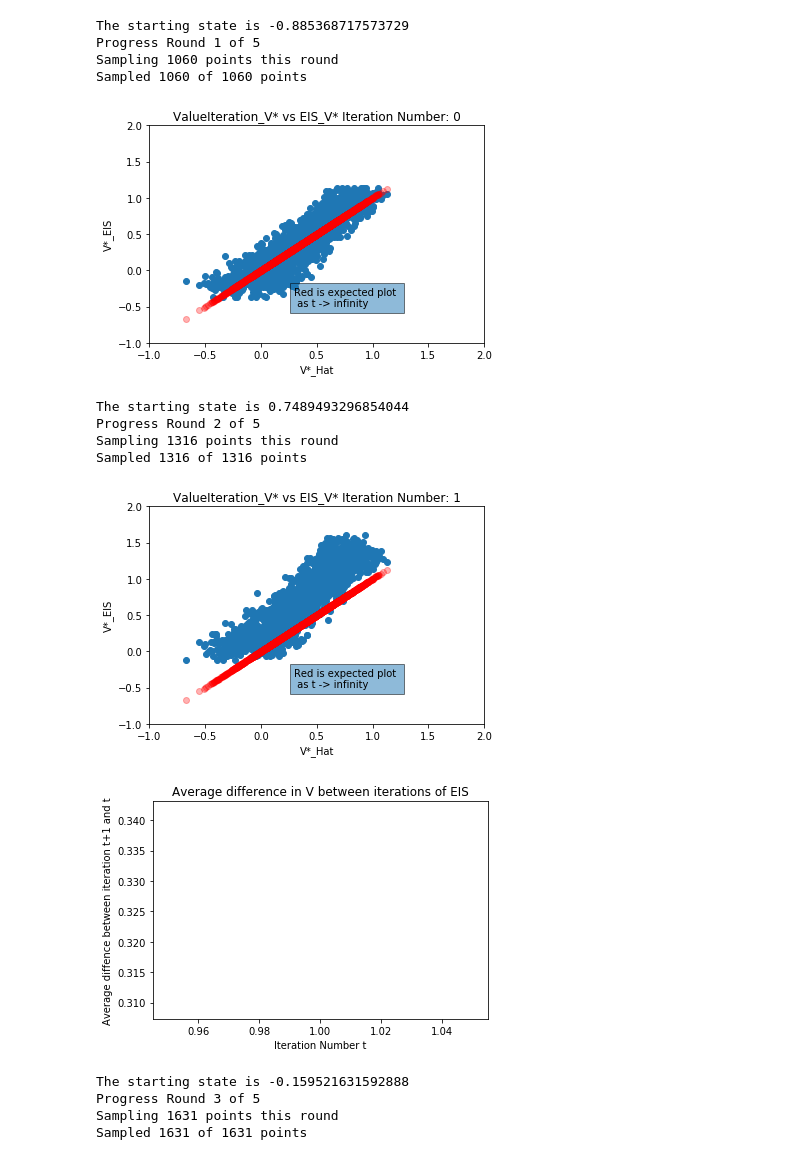
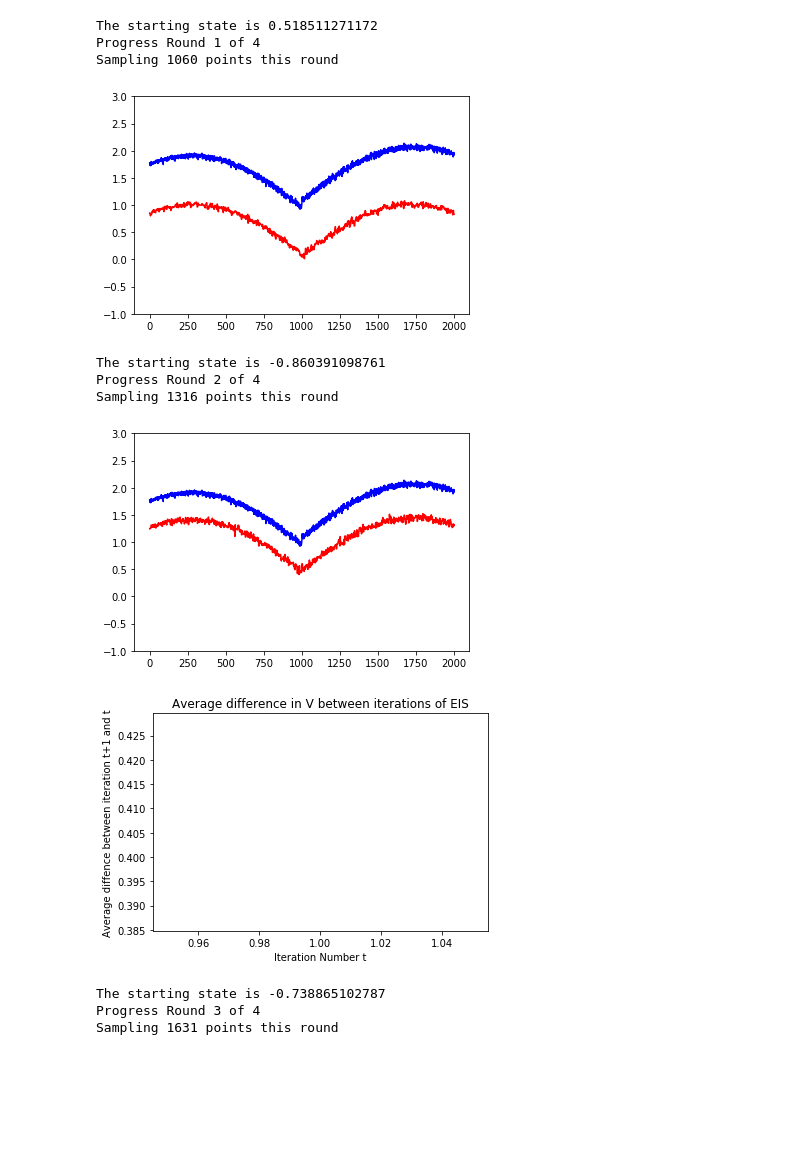
Before and after one commit to s2c/ExploreImproveSupervise, a Jupyter notebook: EIS.ipynb, the cells around one changed output. Cells and saved outputs as stored; diff of their text form; code cells hidden in the pictures; blank space fills up the shorter version.

```diff
--- a/EIS.ipynb
+++ b/EIS.ipynb
@@ -27,10 +28,10 @@ N0 = 200
 # v.V
 # %%
 # Run Value Iteration
-nValueIteration = 40
+nValueIteration = 10
 d = discretizer(stateRange,numIntervals)
 g = EISGame()
-v = valueIteration(G=g,stateRange=[-1,1],numInterval=numIntervals,C=C,gamma=gamma,discretizer=d)
+v = valueIteration(G=g,stateRange=[0.1,1.1],numInterval=numIntervals,C=CVI,gamma=gamma,discretizer=d)
 vStore = [{}] * nValueIteration
 for i in range(0,nValueIteration):
     v.nextIteration()
@@ -40,12 +41,6 @@ The starting state is -0.015010475857444971
 # %%
-# for i in range(0,nValueIteration,19):
-#     x,y = sortedDictionary(vStore[i])
-#     plt.plot(x,y)
-x1,y1 = sortedDictionary(vStore[0])
-x2,y2 = sortedDictionary(vStore[5])
-x3,y3 = sortedDictionary(vStore[39])
-plt.plot(x1,y1, color= 'blue')
-plt.plot(x2,y2,color = 'red')
-plt.plot(x3,y3, color= 'green')
+for i in range(0,nValueIteration,9):
+    x,y = sortedDictionary(vStore[i])
+    plt.plot(x,y)
 plt.show()
 # %% [output]
@@ -63,58 +58,67 @@ for t in range(0,EISIterations): # run for t iterations
     print("Progress Round {} of {}".format(t+1,EISIterations))
     print ("Sampling {} points this round".format(Nt))
     for k in range(0,Nt):
-        print("Sampled {} of {} points".format(k+1,Nt), end="\r", flush=True)
+        #print("Sampled {} of {} points".format(k+1,Nt), end="\r", flush=True)
         s = sparseSampling(gamma=gamma,G = g,Rmax = Rmax, epsilon = epsilon,model = model ) # Explore
         s.H = H
         s.C = C
-        sampledState =  np.random.uniform(-1,1)
+        if k%2 == 0:
+            sampledState =  np.random.uniform(stateRange[0],stateRange[1])
+        else:
+            sampledState =  np.random.uniform(-stateRange[1],-stateRange[0])
+
         if sampledState <= 0: # Improve
             V = min(s.estimateQ(s.H,sampledState,turn=1)) # player 2
         else:
             V = max(s.estimateQ(s.H,sampledState, turn=0)) # player 1
         data[k]=(sampledState,V) # Generate Data
     model = slModel
-    model.updateValues(data, k = 2)
+    model.updateValues(data)
+#     print(t)
     valueEIS[t] = copy.deepcopy(model.V)
-    x,y = sortedDictionary(model.V)
+#     pprint.pprint(model.V)
+#    x,y = sortedDictionary(model.V)
+#    xValIter,yValIter = sortedDictionary(v.V)
+#    plt.scatter(yValIter,y)
+#    plt.scatter(yValIter,yValIter,color='r',alpha=0.3)
+#    plt.text(0.3,-0.5, 'Red is expected plot \n as t -> infinity', bbox=dict(facecolor=None, alpha=0.5))
+#    plt.xlabel("V*_Hat")
+#    plt.ylabel("V*_EIS")
+#    plt.xlim([-1,3])
+#    plt.ylim([-1,3 ])
+#    plt.title("ValueIteration_V* vs EIS_V* " + "Iteration Number: "+ str(t))
+#    plt.show()
+    x,y = sortedDictionary(valueEIS[t])
+    plt.plot(y,color='red')
     xValIter,yValIter = sortedDictionary(v.V)
-    plt.scatter(yValIter,y)
-    plt.scatter(yValIter,yValIter,color='r',alpha=0.3)
-    plt.text(0.3,-0.5, 'Red is expected plot \n as t -> infinity', bbox=dict(facecolor=None, alpha=0.5))
-    plt.xlabel("V*_Hat")
-    plt.ylabel("V*_EIS")
-    plt.xlim([-1,2])
-    plt.ylim([-1,2])
-    plt.title("ValueIteration_V* vs EIS_V* " + "Iteration Number: "+ str(t))
+    plt.plot(yValIter,color='blue')
+    plt.ylim([-1,3])
     plt.show()
     if t >= 1: # Plots average difference in v*_EIS in every successive iteration
         meanDiff = [0]*t
         for counter in range(0,t):
             x1,y1 = sortedDictionary(valueEIS[counter])
             x2,y2 = sortedDictionary(valueEIS[counter+1])
             meanDiff[counter] = np.mean(np.subtract(y2,y1))
 #             print(np.subtract(y2,y1))
         plt.plot(list(range(1,t+1,1)),meanDiff)
         plt.title("Average difference in V between iterations of EIS")
         plt.xlabel("Iteration Number t")
         plt.ylabel("Average diffence between iteration t+1 and t")
 #         plt.ylim(-0.1,0.1) # Adjust accordingly
         plt.show()
 
     #Nt = Nt*(1.2)**(t+1)*np.log(Nt*1.2**t)
 # %% [output]
-The starting state is -0.885368717573729
-Progress Round 1 of 5
+The starting state is 0.518511271172
+Progress Round 1 of 4
 Sampling 1060 points this round
-Sampled 1060 of 1060 points
-[figure, old version]
+[figure, new version]
-The starting state is 0.7489493296854044
-Progress Round 2 of 5
+The starting state is -0.860391098761
+Progress Round 2 of 4
 Sampling 1316 points this round
-Sampled 1316 of 1316 points
-[figure, old version]
+[figure, new version]
-[figure, old version]
+[figure, new version]
-The starting state is -0.159521631592888
-Progress Round 3 of 5
+The starting state is -0.738865102787
+Progress Round 3 of 4
 Sampling 1631 points this round
-Sampled 1631 of 1631 points
```
Also changed, not shown: parts of 5 cells of this notebook, 3 other files.
